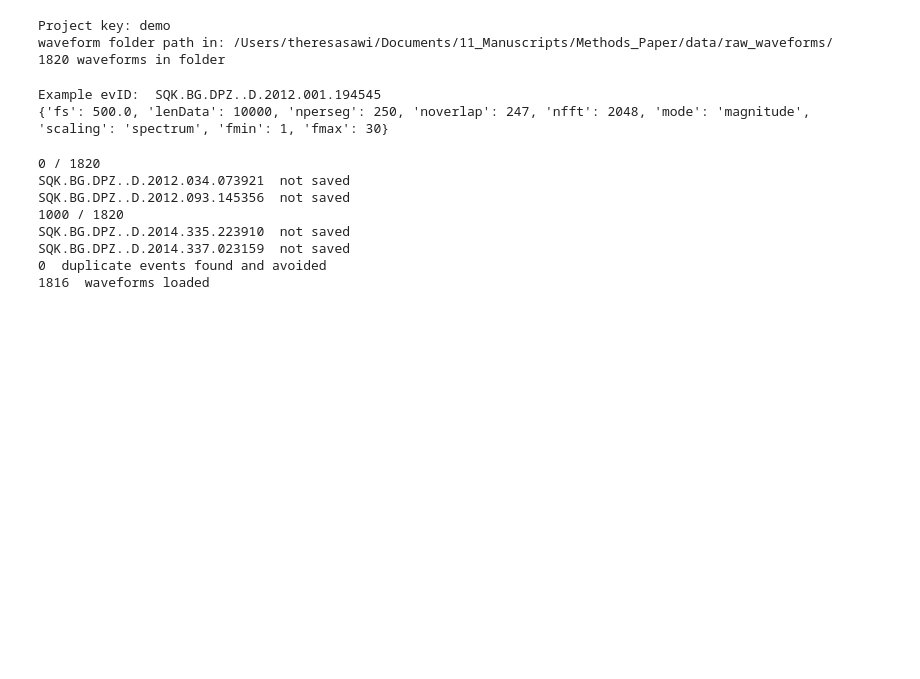
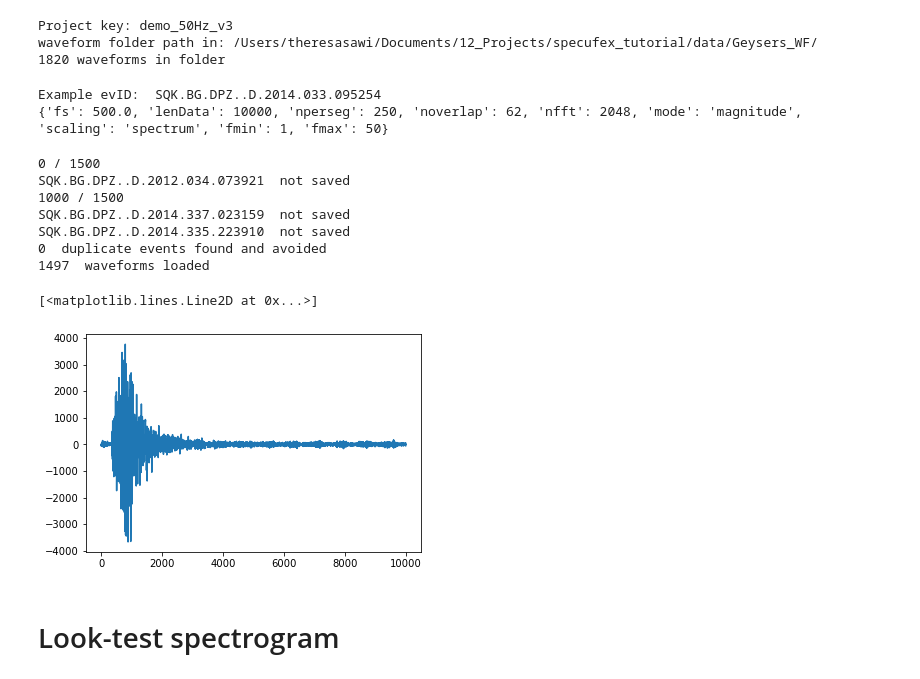
Before and after one commit to tsawi/SpecUFEx_workflow, a Jupyter notebook: tutorial/1_wf_to_sgramH5.ipynb, the cells around one changed output. Cells and saved outputs as stored; diff of their text form; code cells hidden in the pictures; blank space fills up the shorter version.

```diff
--- a/tutorial/1_wf_to_sgramH5.ipynb
+++ b/tutorial/1_wf_to_sgramH5.ipynb
@@ -9,6 +9,10 @@ import specufex
 import h5py
 import yaml
 from tqdm import trange
+from obspy import UTCDateTime
+from obspy.clients.fdsn import Client
+import time
+from matplotlib import pyplot as plt
 
 sys.path.append('../src/')
 
@@ -16,7 +20,7 @@ from f1_spectrogram_functions import wf_to_H5, gen_sgram_QC_noAlias
 
 
 ## change this to input arg
-yamlPath = "/Users/theresasawi/Documents/11_Manuscripts/Methods_Paper/data/yaml/demo.yaml"
+yamlPath = "/Users/theresasawi/Documents/11_Manuscripts/Methods_Paper/data/yaml/demo_50Hz_v3.yaml"
 # %%
 
 
@@ -42,6 +46,8 @@ print("Project key:", key)
 dataH5_name = f'data_{key}.h5'
 projectPath = path_config["projectPath"]
 path_waveform = path_config["waveformPath"]
+# path_waveform =
+
 SpecUFEx_H5_name = 'SpecUFEx_' + path_config["h5name"] #f'SpecUFEx_{key}.hdf5'
 SpecUFEx_H5_path = projectPath + 'data/H5files/' + SpecUFEx_H5_name
 
@@ -64,14 +70,16 @@ dataH5_path = projectPath + 'data/H5files/' + dataH5_name
 
 #Spectrogram parameters
 sgram_config = config['sgramParams']
+
+decimation_factor = sgram_config['decimation_factor']
 fmin = sgram_config['fmin']
 fmax = sgram_config['fmax']
 winLen_Sec = sgram_config['winLen_Sec']
 fracOverlap = sgram_config['fracOverlap']
 nfft = sgram_config['nfft']
 # %% [output]
-Project key: demo
-waveform folder path in: /Users/theresasawi/Documents/11_Manuscripts/Methods_Paper/data/raw_waveforms/
+Project key: demo_50Hz_v3
+waveform folder path in: /Users/theresasawi/Documents/12_Projects/specufex_tutorial/data/Geysers_WF/
 1820 waveforms in folder
 # %%
 ####################################################################################
@@ -82,9 +90,15 @@ waveform folder path in: /Users/theresasawi/Documents/11_Manuscripts/Methods_Pap
 ####################################################################################
 ####################################################################################
 
+import random
 
-wf_list = glob.glob(path_waveform + '/*')
-wf_list.sort()
+random.seed(42)
+wf_list0 = glob.glob(path_waveform + '/*')
+wf_list0.sort()
+
+##get 1500 subset
+wf_list = random.sample(wf_list0, 1500)
+
 
 filenames = wf_list
 ev_ID = [path.split('/')[-1] for path in wf_list]
@@ -128,8 +142,8 @@ args = {'fs': fs,
 
 print(args)
 # %% [output]
-Example evID:  SQK.BG.DPZ..D.2012.001.194545
-{'fs': 500.0, 'lenData': 10000, 'nperseg': 250, 'noverlap': 247, 'nfft': 2048, 'mode': 'magnitude', 'scaling': 'spectrum', 'fmin': 1, 'fmax': 30}
+Example evID:  SQK.BG.DPZ..D.2014.033.095254
+{'fs': 500.0, 'lenData': 10000, 'nperseg': 250, 'noverlap': 62, 'nfft': 2048, 'mode': 'magnitude', 'scaling': 'spectrum', 'fmin': 1, 'fmax': 50}
 # %%
 ####################################################################################
 #############################dd#######################################################
@@ -150,14 +164,18 @@ with h5py.File(dataH5_path,'a') as h5file:
     processing_group.create_dataset(name= "sampling_rate_Hz", data=fs)#,dtype='S')
     processing_group.create_dataset(name= "lenData", data=lenData)#,dtype='S')
 # %% [output]
-0 / 1820
+0 / 1500
 SQK.BG.DPZ..D.2012.034.073921  not saved
-SQK.BG.DPZ..D.2012.093.145356  not saved
-1000 / 1820
+1000 / 1500
+SQK.BG.DPZ..D.2014.337.023159  not saved
 SQK.BG.DPZ..D.2014.335.223910  not saved
-SQK.BG.DPZ..D.2014.337.023159  not saved
 0  duplicate events found and avoided
-1816  waveforms loaded
+1497  waveforms loaded
+# %%
+plt.plot(wf_example)
+# %% [output]
+[<matplotlib.lines.Line2D at 0x...>]
+[figure, added]
 # %%
 
 
@@ -189,3 +207,5 @@ if os.path.isfile(SpecUFEx_H5_path): ## avoiding this error: ValueError: Unable
         spec_parameters_group.create_dataset(name= 'scaling', data=scaling)
         spec_parameters_group.create_dataset(name= 'fmin', data=fmin)
         spec_parameters_group.create_dataset(name= 'fmax', data=fmax)
+# %% [markdown]
+# Look-test spectrogram
```
Also changed, not shown: parts of 5 cells of this notebook, 6 other files.
